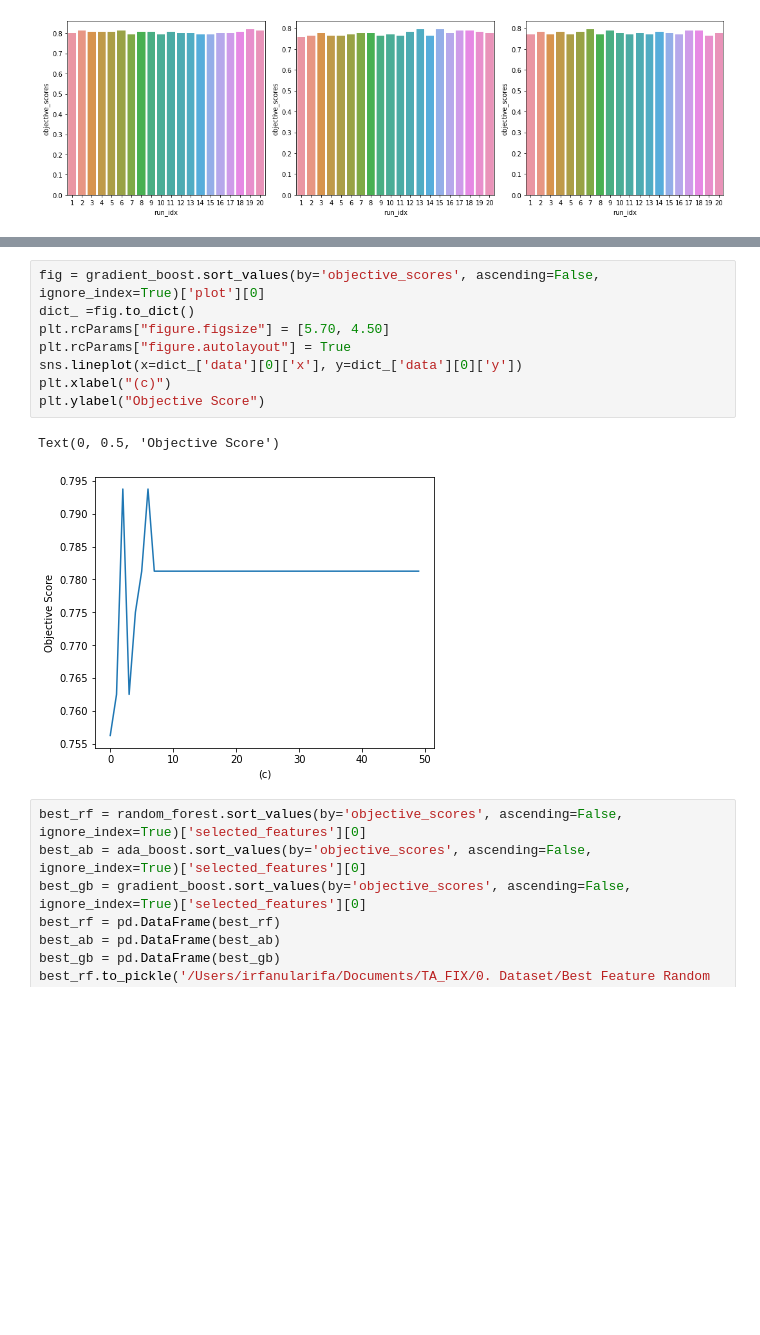
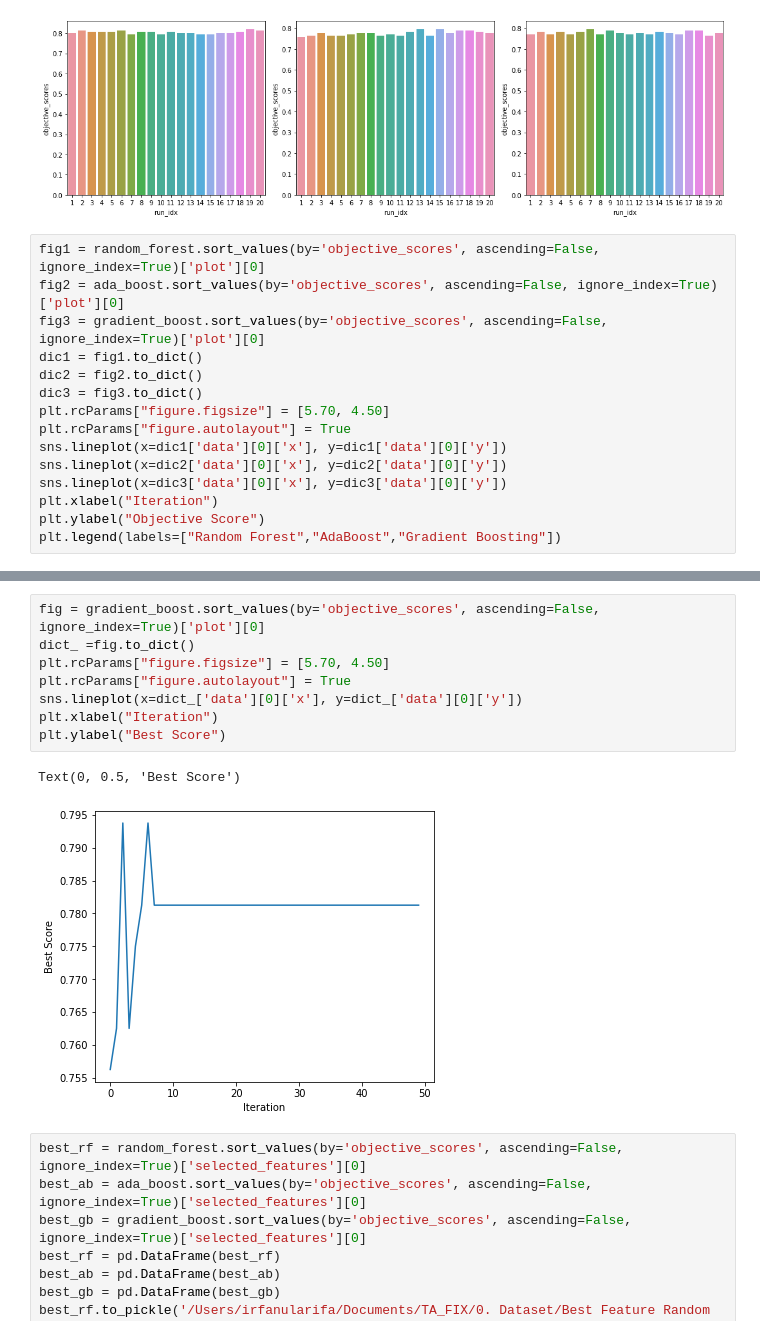
Before and after one commit to IrfanulArifa/Tugas-Akhir, a Jupyter notebook: 3. Best Feature.ipynb, the cells around one changed output, grey strips where cells are left out. Drawn from its saved outputs; the diff is of its cells as text; blank space fills up the shorter version.

```diff
--- a/3. Best Feature.ipynb
+++ b/3. Best Feature.ipynb
@@ -86,3 +86,18 @@ sns.barplot(data=gradient_boost, x="run_idx", y="objective_scores", ax= axes[2])
 plt.show()
 # %% [output]
 [figure]
+# %%
+fig1 = random_forest.sort_values(by='objective_scores', ascending=False, ignore_index=True)['plot'][0]
+fig2 = ada_boost.sort_values(by='objective_scores', ascending=False, ignore_index=True)['plot'][0]
+fig3 = gradient_boost.sort_values(by='objective_scores', ascending=False, ignore_index=True)['plot'][0]
+dic1 = fig1.to_dict()
+dic2 = fig2.to_dict()
+dic3 = fig3.to_dict()
+plt.rcParams["figure.figsize"] = [5.70, 4.50]
+plt.rcParams["figure.autolayout"] = True
+sns.lineplot(x=dic1['data'][0]['x'], y=dic1['data'][0]['y'])
+sns.lineplot(x=dic2['data'][0]['x'], y=dic2['data'][0]['y'])
+sns.lineplot(x=dic3['data'][0]['x'], y=dic3['data'][0]['y'])
+plt.xlabel("Iteration")
+plt.ylabel("Objective Score")
+plt.legend(labels=["Random Forest","AdaBoost","Gradient Boosting"])
@@ -111,14 +129,14 @@ Text(0, 0.5, 'Objective Score')
 # %%
 fig = gradient_boost.sort_values(by='objective_scores', ascending=False, ignore_index=True)['plot'][0]
 dict_ =fig.to_dict()
 plt.rcParams["figure.figsize"] = [5.70, 4.50]
 plt.rcParams["figure.autolayout"] = True
 sns.lineplot(x=dict_['data'][0]['x'], y=dict_['data'][0]['y'])
-plt.xlabel("(c)")
-plt.ylabel("Objective Score")
+plt.xlabel("Iteration")
+plt.ylabel("Best Score")
 # %% [output]
-Text(0, 0.5, 'Objective Score')
+Text(0, 0.5, 'Best Score')
-[figure, old version]
+[figure, new version]
 # %%
 best_rf = random_forest.sort_values(by='objective_scores', ascending=False, ignore_index=True)['selected_features'][0]
 best_ab = ada_boost.sort_values(by='objective_scores', ascending=False, ignore_index=True)['selected_features'][0]
```
Also changed, not shown: parts of 4 cells of this notebook, 1 other file.
